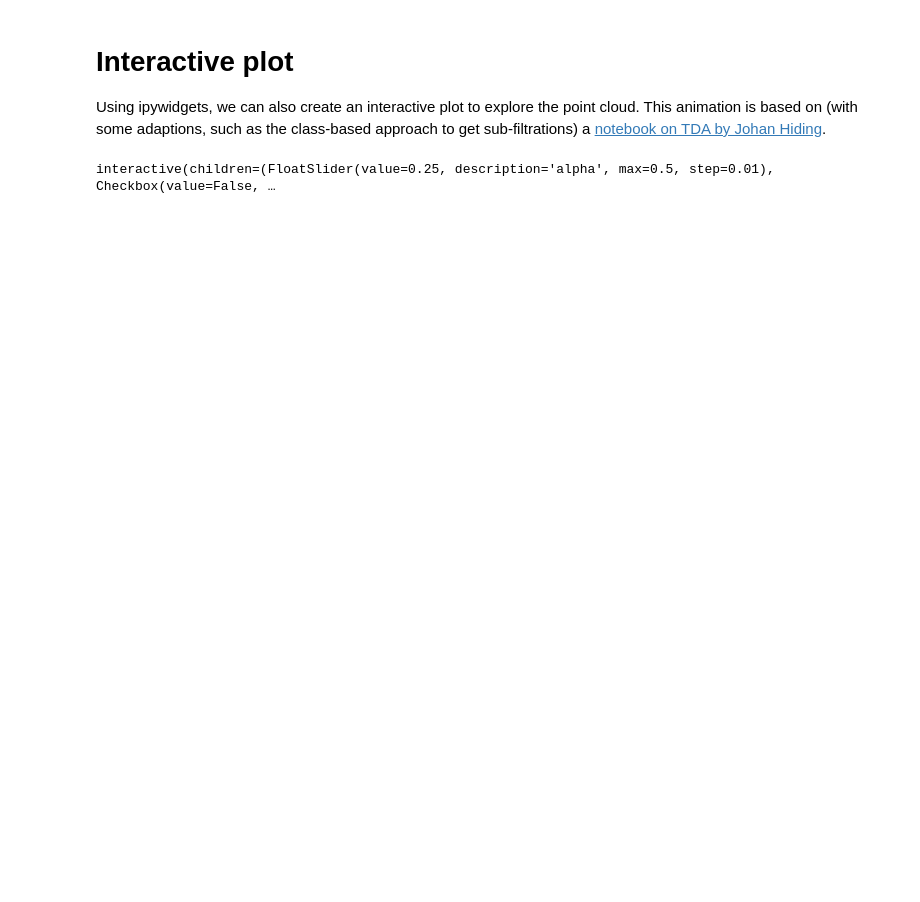
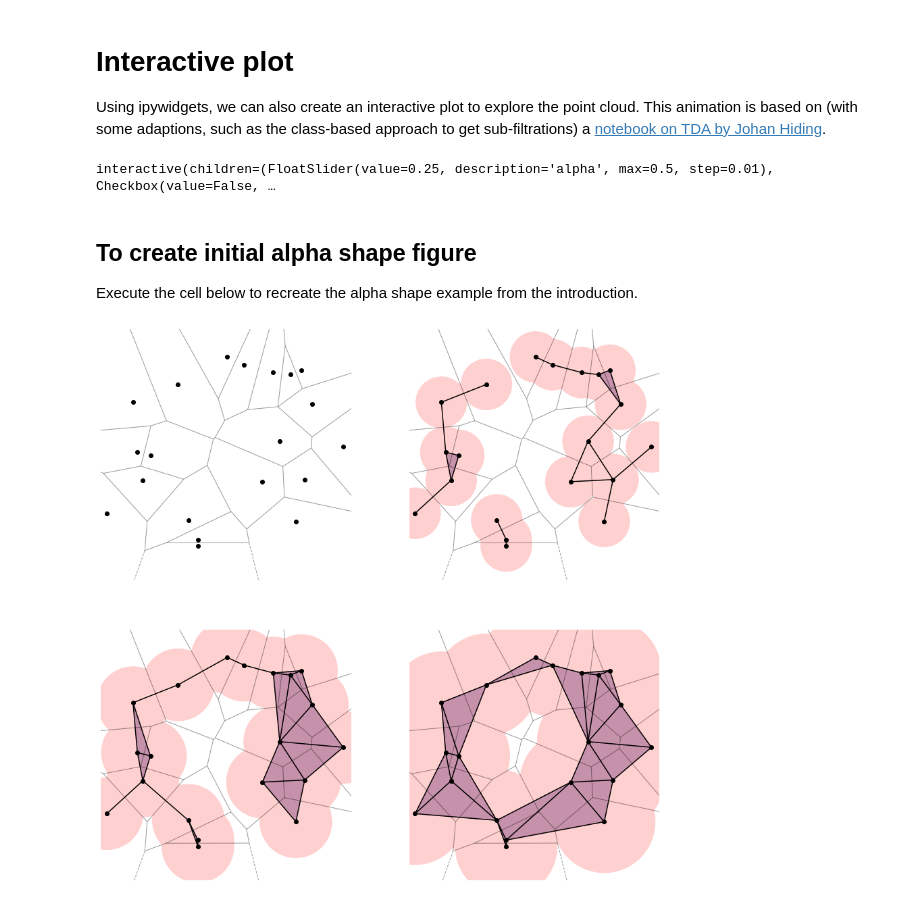
Before and after one commit to gwilding/TDA-intro, a Jupyter notebook: TDA-intro.ipynb, the cells around one changed output. Drawn from its saved outputs; the diff is of its cells as text; code cells hidden in the pictures; blank space fills up the shorter version.

```diff
--- a/TDA-intro.ipynb
+++ b/TDA-intro.ipynb
@@ -190,3 +191,59 @@ output.layout.height = '600px'
 interactive_plot
 # %% [output]
 interactive(children=(FloatSlider(value=0.25, description='alpha', max=0.5, step=0.01), Checkbox(value=False, …
+# %% [markdown]
+## To create initial alpha shape figure
+
+Execute the cell below to recreate the alpha shape example from the introduction.
+# %%
+# create points randomly distributed around a circle with radius R
+N = 20
+R = 0.8
+sigma = 0.15
+seed = 9
+np.random.seed(seed)
+theta = np.random.uniform(0, 2*np.pi, N)
+radius = np.random.normal(R, sigma, (N, 1))
+points = radius*np.c_[np.cos(theta), np.sin(theta)]
+
+# create the alpha complex for the point cloud
+alpha_complex = gudhi.AlphaComplex(points)
+
+# create the simplex tree
+simplex_tree = alpha_complex.create_simplex_tree()
+simplex_tree.initialize_filtration()
+
+# determine the points' position in the filtration
+f = simplex_tree.get_filtration()
+
+# calculate persistence pairs
+p = simplex_tree.persistence()
+
+# get the lists of simplices
+f_vertices = [f for f in f if len(f[0]) == 1]
+f_edges    = [f for f in f if len(f[0]) == 2]
+f_faces    = [f for f in f if len(f[0]) == 3]
+
+# these objects allow quick determination of sub-filtrations for plotting
+vertices = SimplexFiltration(f_vertices)
+edges    = SimplexFiltration(f_edges)
+faces    = SimplexFiltration(f_faces)
+
+# compute voronoi cells
+vor = Voronoi(points)
+
+fig, ax = plt.subplots(2,2,figsize=(15,15))
+
+for ax_id, alpha in enumerate([0.0,0.05,0.1,0.2]):
+    voronoi_plot_2d(vor,
+                    show_vertices=False,
+                    show_points=False,
+                    line_alpha=0.4,
+                    ax=ax.flat[ax_id])
+    plot_alpha(points, (vertices, edges, faces), alpha, show_balls=True,ax=ax.flat[ax_id])
+    ax.flat[ax_id].set_xlim(-1.1,1.1)
+    ax.flat[ax_id].set_ylim(-1.1,1.1)
+    ax.flat[ax_id].axis('off')
+fig.savefig('./figures/alpha_complex1.png',bbox_inches='tight',facecolor='w')
+# %% [output]
+[figure, added]
```
Also changed, not shown: parts of 5 cells of this notebook, 1 other file.
